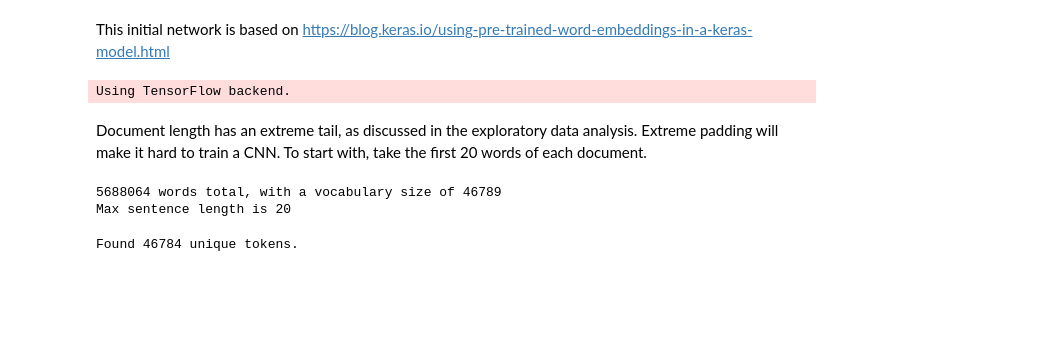
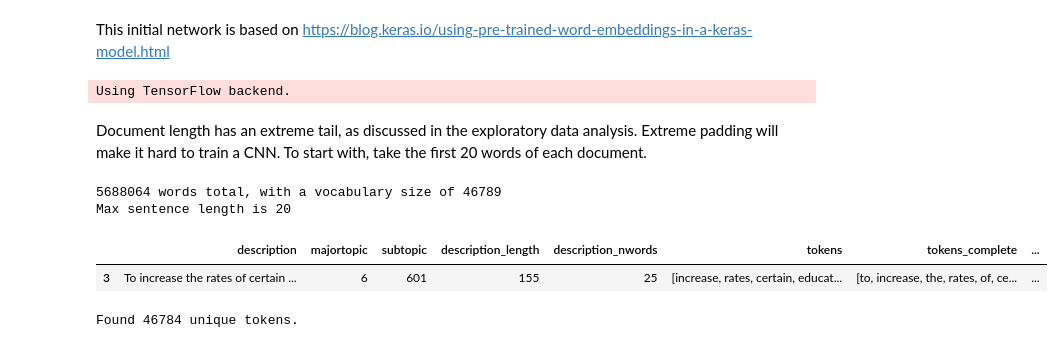
Before and after one commit to sunnycw1/congress, a Jupyter notebook: eda-model-prototypes.ipynb, the cells around one changed output. Saved outputs shown, nothing was run; the diff lists cells and outputs as text; code cells hidden in the pictures; blank space fills up the shorter version.

```diff
--- a/eda-model-prototypes.ipynb
+++ b/eda-model-prototypes.ipynb
@@ -720 +735,6 @@ bills["description20"] = bills["tokens20"].str.join(' ')
+# %%
+bills.head(1)
+# %% [output]
+|  | description | majortopic | subtopic | description_length | description_nwords | tokens | tokens_complete | ... |
+| 3 | To increase the rates of certain ... | 6 | 601 | 155 | 25 | [increase, rates, certain, educat... | [to, increase, the, rates, of, ce... | ... |
 # %%
```
Also changed, not shown: parts of 24 cells of this notebook, 1 other file.
